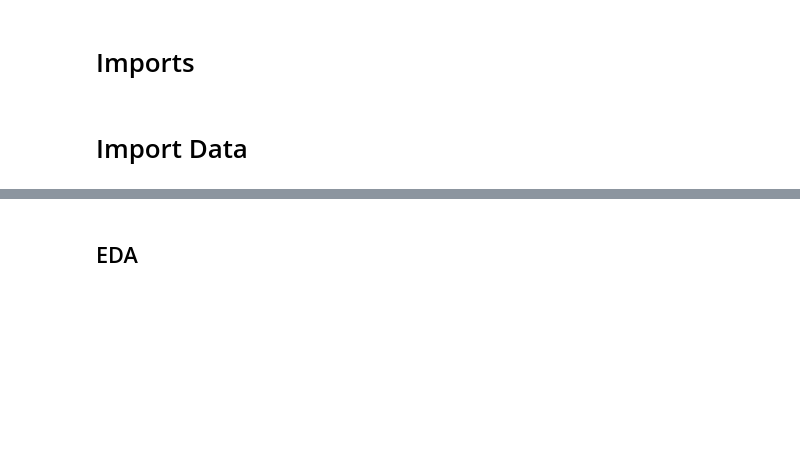
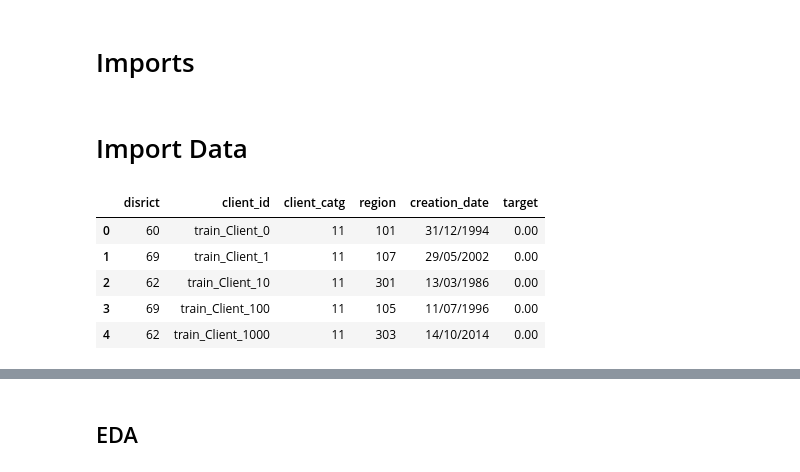
Before and after one commit to MaJo632/my_ml_project, a Jupyter notebook: 0306_EDA_FEATUREENG.ipynb, the cells around one changed output, grey strips where cells are left out. Drawn from its saved outputs; the diff is of its cells as text; code cells hidden in the pictures; blank space fills up the shorter version.

```diff
--- a/0306_EDA_FEATUREENG.ipynb
+++ b/0306_EDA_FEATUREENG.ipynb
@@ -18,3 +18,12 @@ RSEED = 42
 # %%
 invoice_train = pd.read_csv('data/train/invoice_train.csv')
 client_train = pd.read_csv('data/train/client_train.csv')
+# %%
+client_train.head()
+# %% [output]
+|  | disrict | client_id | client_catg | region | creation_date | target |
+| 0 | 60 | train_Client_0 | 11 | 101 | 31/12/1994 | 0.00 |
+| 1 | 69 | train_Client_1 | 11 | 107 | 29/05/2002 | 0.00 |
+| 2 | 62 | train_Client_10 | 11 | 301 | 13/03/1986 | 0.00 |
+| 3 | 69 | train_Client_100 | 11 | 105 | 11/07/1996 | 0.00 |
+| 4 | 62 | train_Client_1000 | 11 | 303 | 14/10/2014 | 0.00 |
```
Also changed, not shown: parts of 28 cells of this notebook.
